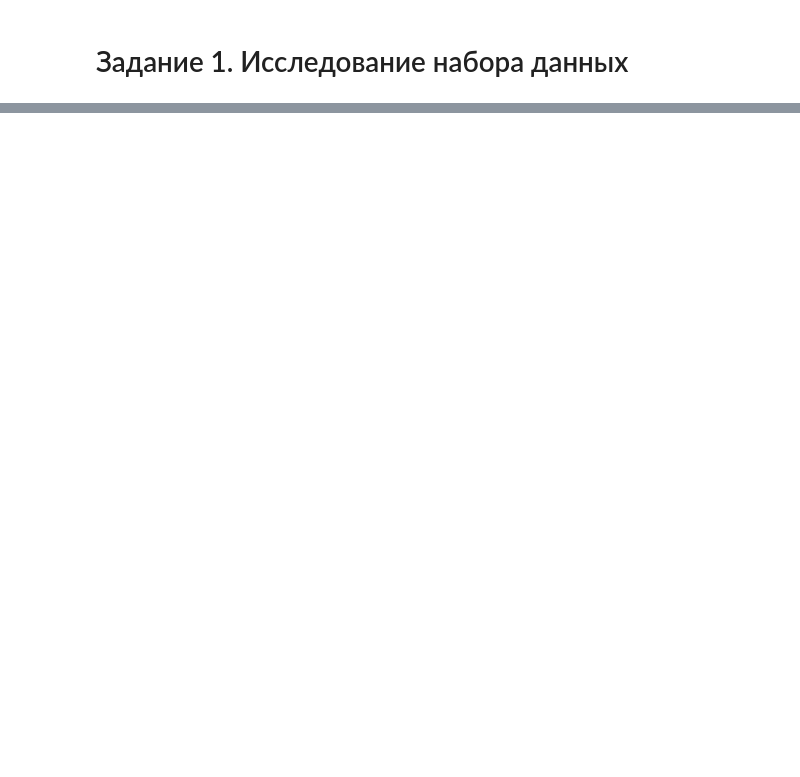
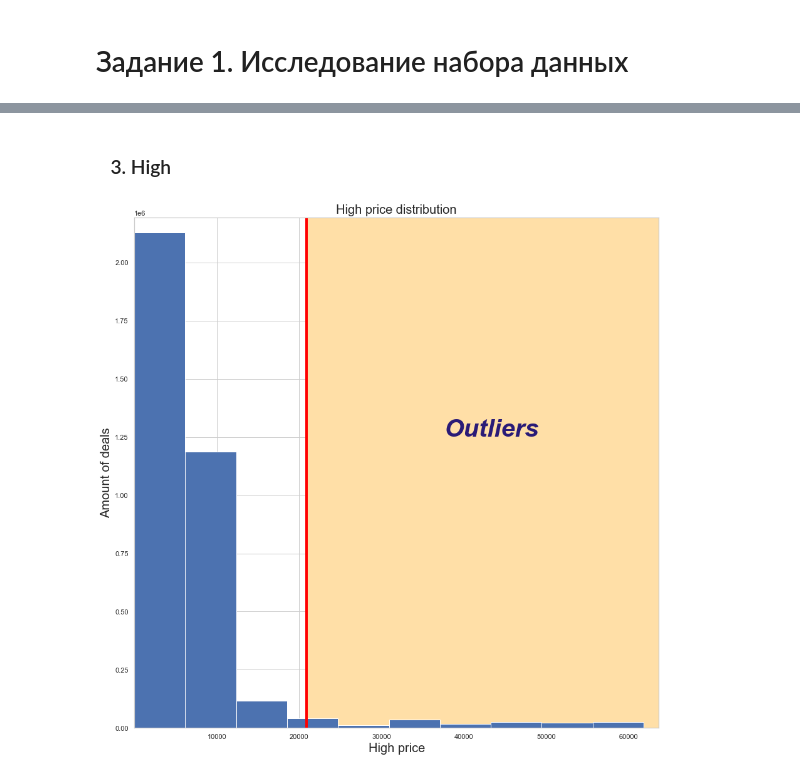
Before and after one commit to Xofrio/MachineLearning, a Jupyter notebook: Lab1/Lab1, 9893, Белов А. А..ipynb, the cells around one changed output, grey strips where cells are left out. Drawn from its saved outputs; the diff is of its cells as text; code cells hidden in the pictures; blank space fills up the shorter version.

```diff
--- a/Lab1/Lab1, 9893, Белов А. А..ipynb
+++ b/Lab1/Lab1, 9893, Белов А. А..ipynb
@@ -38,0 +193,39 @@
+# %% [markdown]
+### &emsp;3. High
+# %%
+mean_high = df['High'].mean()
+sd_high = df['High'].std(ddof=1)
+Q3_high = df['High'].quantile(0.75)
+b_u_high = Q3_high + 1.5 * (Q3_high - df['High'].quantile(0.25))
+min_high = df['High'].min()
+left_border_high = min_high * 0.97
+max_high = df['High'].max()
+right_border_high = max_high * 1.03
+interval_high = (df['High'].max() - df['High'].min()) / 10
+maximum_high = len(df[df['High'] <= min_high + interval_high])
+for i in range (1,10):
+    possible_max = len(df[(df['High'] > min_high + i * interval_high)
+                        & (df['High'] <= min_high + (i + 1) * interval_high)])
+    if maximum_high < possible_max:
+        maximum_high = possible_max
+ceil_high = maximum_high * 1.03
+amount_high = len(df['High'])
+amount_na_high = df['High'].isna().sum()
+amount_filled_high = len(df['High']) - amount_na_high
+outliers_amount_high = len(df[df['High'] > b_u_high])
+outliers_percent_high = outliers_amount_high * 100 / amount_filled_high
+non_outliers_amount_high = len(df[df['High'] <= b_u_high])
+c_v_high = sd_high / mean_high
+
+plt.axis([left_border_high, right_border_high, 0, ceil_high])
+plt.xlabel('High price', fontsize=20)
+plt.ylabel('Amount of deals', fontsize=20)
+plt.title('High price distribution', fontsize=20)
+plt.plot([b_u_high - half_thicc, b_u_high - half_thicc], [0, ceil_high], lw=thicc, color="red")
+plt.gca().add_patch(patches.Rectangle((b_u_high,0), right_border_high - b_u_high, ceil_high, color="#FFDFA7"))
+plt.gca().text((right_border_high + b_u_high) / 2.25, ceil_high / 1.75, 'Outliers',
+               fontdict={'color':  '#2A1B77', 'weight': 'bold', 'size': 40, 'style': 'italic'})
+plt.grid(True)
+plt.hist(df['High']);
+# %% [output]
+[figure, added]
```
Also changed, not shown: parts of 22 cells of this notebook.
